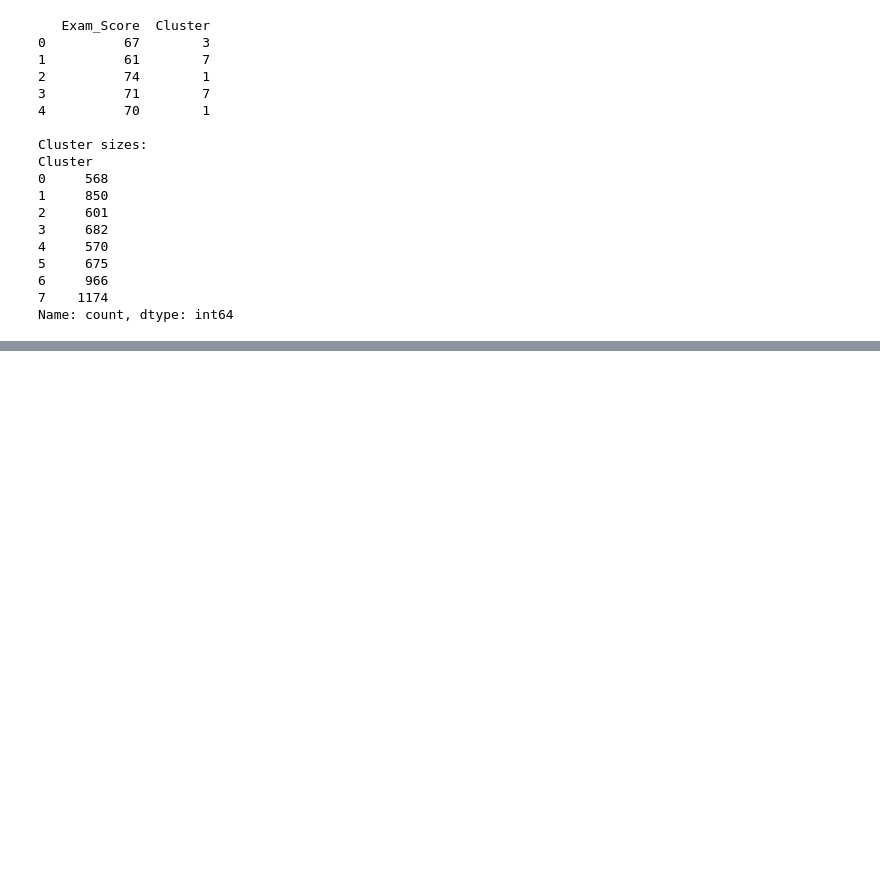
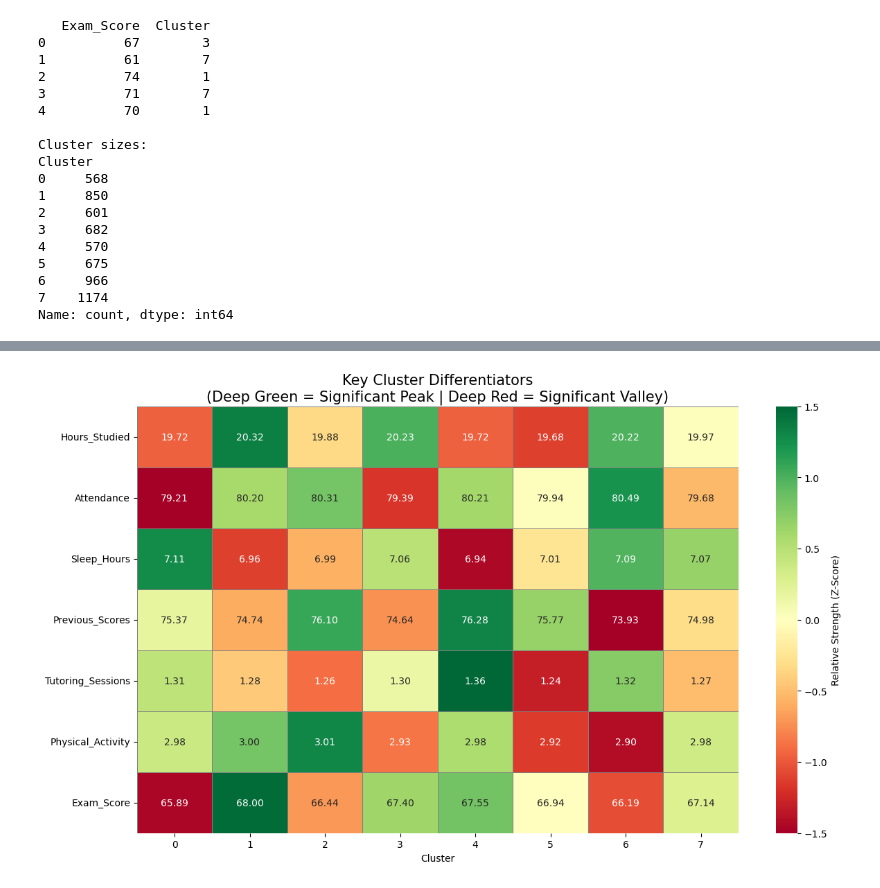
Before and after one commit to EarlClydeeee/pattern_recognition, a Jupyter notebook: student_performance.ipynb, the cells around one changed output, grey strips where cells are left out. Cells and saved outputs as stored; diff of their text form; code cells hidden in the pictures; blank space fills up the shorter version.

```diff
--- a/student_performance.ipynb
+++ b/student_performance.ipynb
@@ -490,0 +480,13 @@ plt.show()
+# %%
+numerical_cols = df_clustered.select_dtypes(include=['number']).columns.tolist()
+categorical_cols = df_clustered.select_dtypes(exclude=['number']).columns.tolist()
+
+if 'Cluster' in numerical_cols: numerical_cols.remove('Cluster')
+
+num_summary = df_clustered.groupby('Cluster')[numerical_cols].mean()
+cat_summary = df_clustered.groupby('Cluster')[categorical_cols].agg(lambda x: x.mode()[0])
+master_profile = pd.concat([num_summary, cat_summary], axis=1)
+master_profile = master_profile.sort_values(by='Exam_Score', ascending=False)
+
+print("--- Complete Master Cluster Profiles ---")
+display(master_profile.T)
@@ -490,0 +512,19 @@ plt.show()
+# %%
+num_summary = df_clustered.groupby('Cluster')[numerical_cols].mean()
+z_scores = num_summary.apply(lambda x: (x - x.mean()) / x.std(), axis=0)
+
+plt.figure(figsize=(14, 8))
+sns.heatmap(z_scores.T,
+            annot=num_summary.T,
+            fmt='.2f',
+            cmap='RdYlGn',
+            center=0,
+            vmin=-1.5, vmax=1.5,
+            cbar_kws={'label': 'Relative Strength (Z-Score)'},
+            linewidths=0.5,
+            linecolor='gray')
+
+plt.title('Key Cluster Differentiators\n(Deep Green = Significant Peak | Deep Red = Significant Valley)', fontsize=15)
+plt.show()
+# %% [output]
+[figure, added]
```
Also changed, not shown: parts of 12 cells of this notebook.
